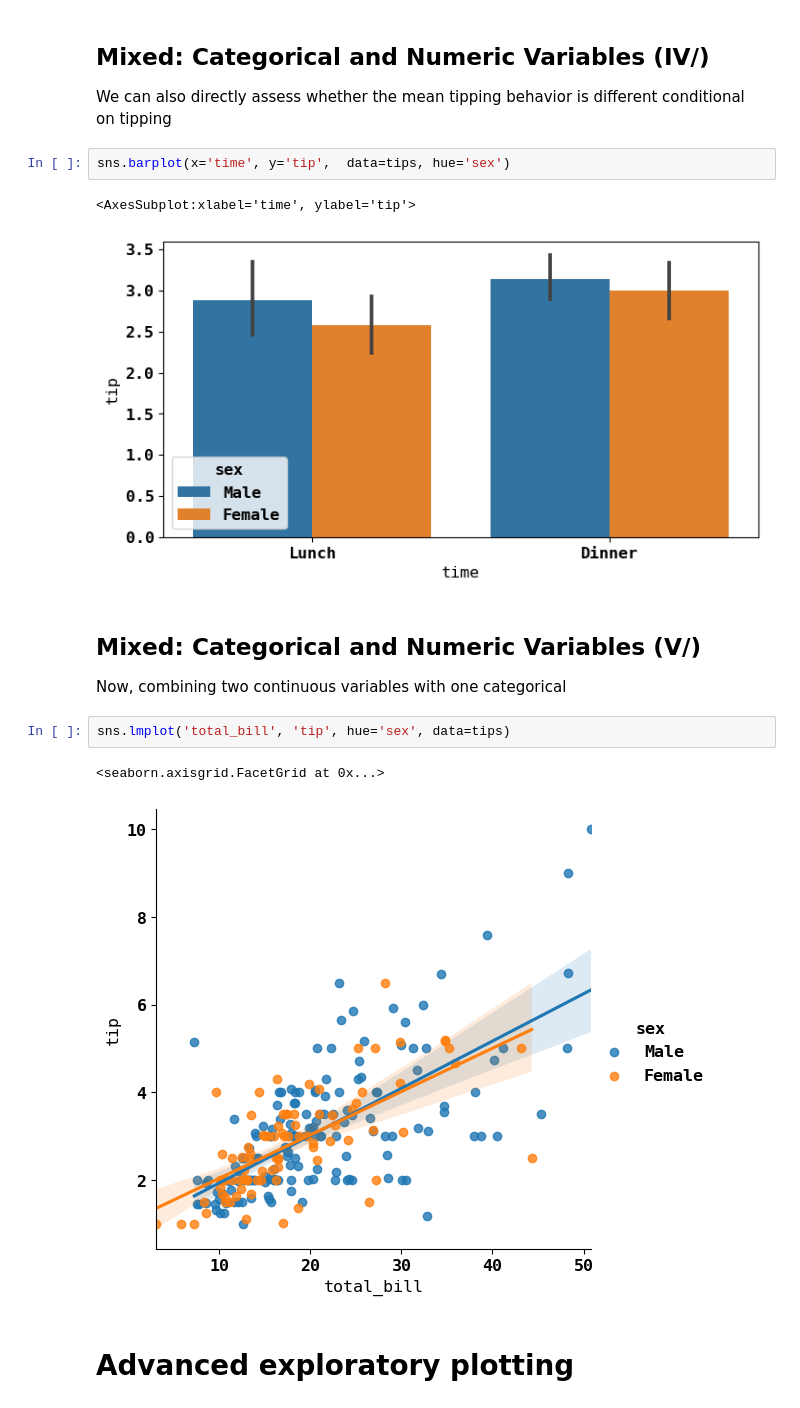
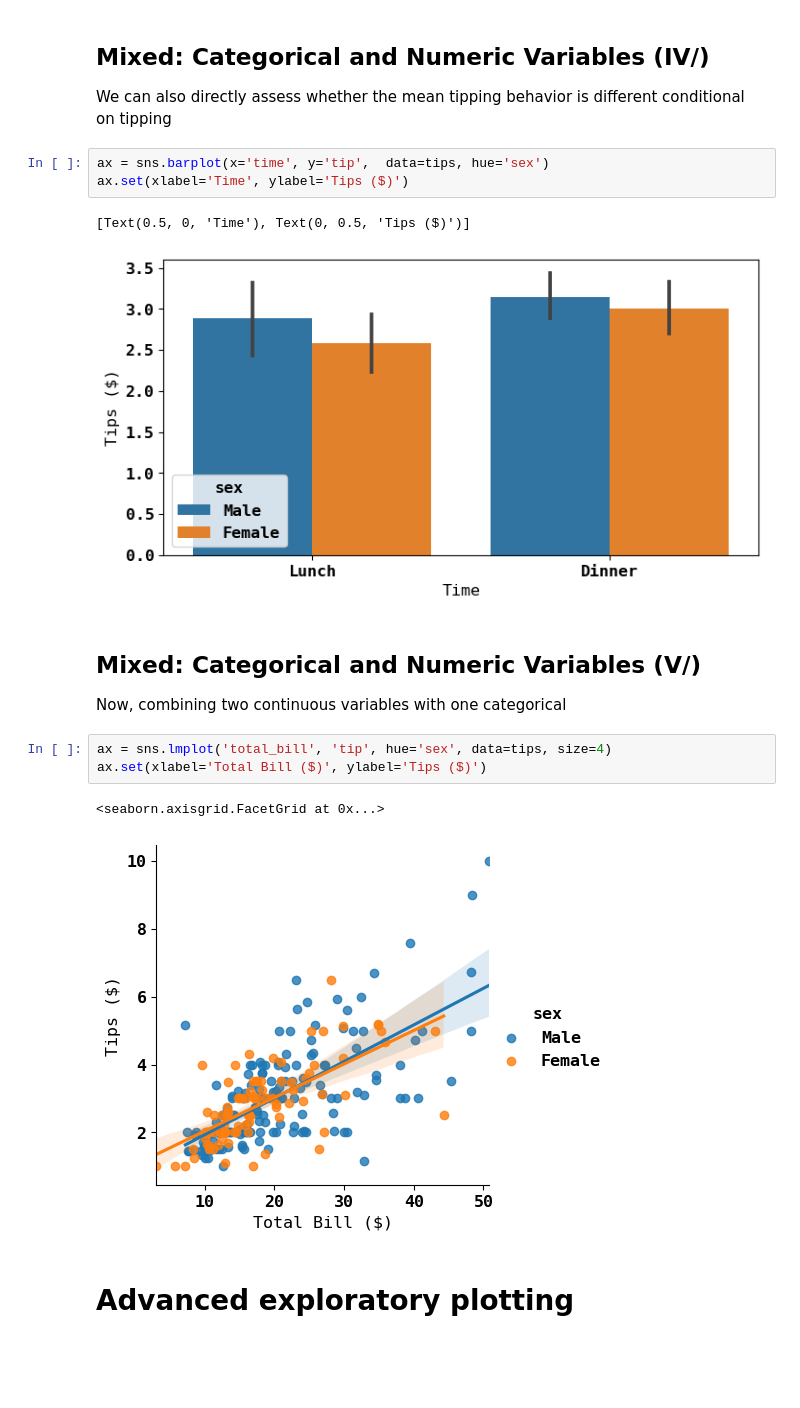
Before and after one commit to joachimkrasmussen/ISDS, a Jupyter notebook: session_3/module_3_slides.ipynb, the cells around one changed output. Drawn from its saved outputs; the diff is of its cells as text; blank space fills up the shorter version.

```diff
--- a/session_3/module_3_slides.ipynb
+++ b/session_3/module_3_slides.ipynb
@@ -591,19 +523,21 @@ sns.violinplot(x='time', y='tip', data=tips, hue='sex')
 
 We can also directly assess whether the mean tipping behavior is different conditional on tipping
 # %%
-sns.barplot(x='time', y='tip',  data=tips, hue='sex')
+ax = sns.barplot(x='time', y='tip',  data=tips, hue='sex')
+ax.set(xlabel='Time', ylabel='Tips ($)')
 # %% [output]
-<AxesSubplot:xlabel='time', ylabel='tip'>
+[Text(0.5, 0, 'Time'), Text(0, 0.5, 'Tips ($)')]
-[figure, old version]
+[figure, new version]
 # %% [markdown]
 ## Mixed: Categorical and Numeric Variables (V/)
 
 Now, combining two continuous variables with one categorical
 # %%
-sns.lmplot('total_bill', 'tip', hue='sex', data=tips)
+ax = sns.lmplot('total_bill', 'tip', hue='sex', data=tips, size=4)
+ax.set(xlabel='Total Bill ($)', ylabel='Tips ($)')
 # %% [output]
 <seaborn.axisgrid.FacetGrid at 0x...>
-[figure, old version]
+[figure, new version]
 # %% [markdown]
 # Advanced exploratory plotting
 # %% [markdown]
```
Also changed, not shown: parts of 90 cells of this notebook.
